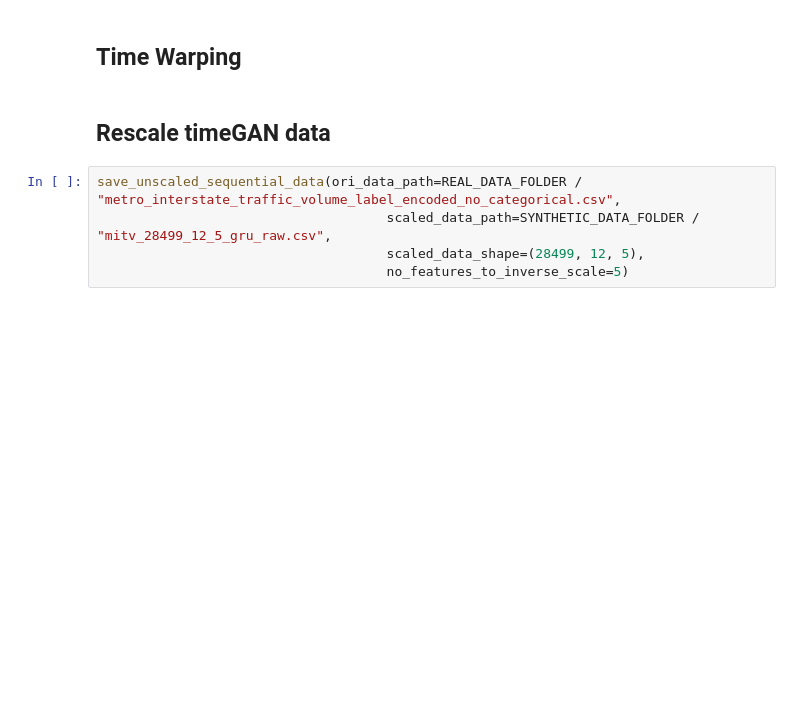
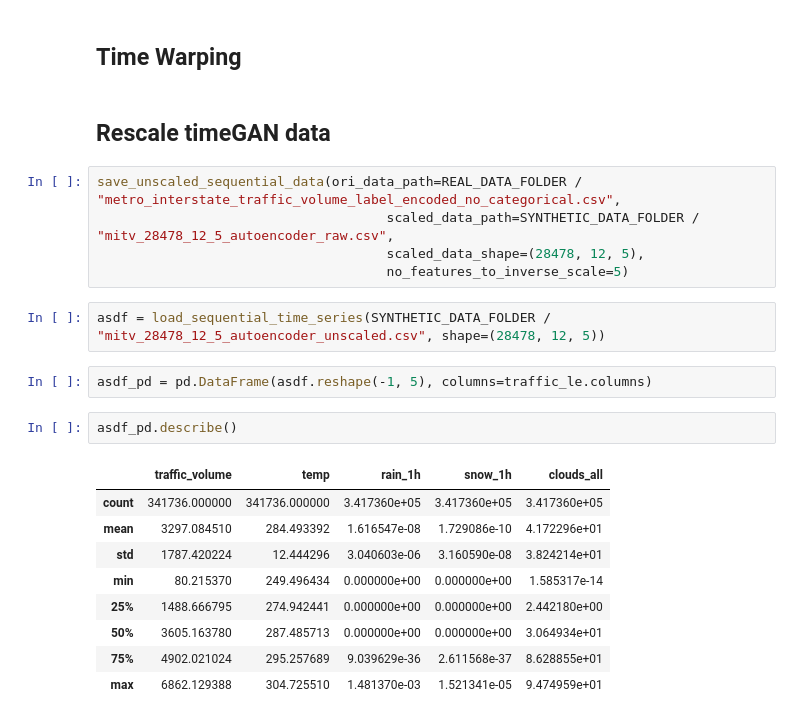
Before and after one commit to arneallwardt/time_series_data_augmentation, a Jupyter notebook: experiments.ipynb, the cells around one changed output. Saved outputs shown, nothing was run; the diff lists cells and outputs as text; blank space fills up the shorter version.

Commit message:
- added autoencoder data - saved autoencoder model

```diff
--- a/experiments.ipynb
+++ b/experiments.ipynb
@@ -59,6 +59,22 @@ plt.plot(noise[:100], label='noise')
 ## Rescale timeGAN data
 # %%
 save_unscaled_sequential_data(ori_data_path=REAL_DATA_FOLDER / "metro_interstate_traffic_volume_label_encoded_no_categorical.csv",
-                                     scaled_data_path=SYNTHETIC_DATA_FOLDER / "mitv_28499_12_5_gru_raw.csv",
-                                     scaled_data_shape=(28499, 12, 5),
+                                     scaled_data_path=SYNTHETIC_DATA_FOLDER / "mitv_28478_12_5_autoencoder_raw.csv",
+                                     scaled_data_shape=(28478, 12, 5),
                                      no_features_to_inverse_scale=5)
+# %%
+asdf = load_sequential_time_series(SYNTHETIC_DATA_FOLDER / "mitv_28478_12_5_autoencoder_unscaled.csv", shape=(28478, 12, 5))
+# %%
+asdf_pd = pd.DataFrame(asdf.reshape(-1, 5), columns=traffic_le.columns)
+# %%
+asdf_pd.describe()
+# %% [output]
+|  | traffic_volume | temp | rain_1h | snow_1h | clouds_all |
+| count | 341736.000000 | 341736.000000 | 3.417360e+05 | 3.417360e+05 | 3.417360e+05 |
+| mean | 3297.084510 | 284.493392 | 1.616547e-08 | 1.729086e-10 | 4.172296e+01 |
+| std | 1787.420224 | 12.444296 | 3.040603e-06 | 3.160590e-08 | 3.824214e+01 |
+| min | 80.215370 | 249.496434 | 0.000000e+00 | 0.000000e+00 | 1.585317e-14 |
+| 25% | 1488.666795 | 274.942441 | 0.000000e+00 | 0.000000e+00 | 2.442180e+00 |
+| 50% | 3605.163780 | 287.485713 | 0.000000e+00 | 0.000000e+00 | 3.064934e+01 |
+| 75% | 4902.021024 | 295.257689 | 9.039629e-36 | 2.611568e-37 | 8.628855e+01 |
+| max | 6862.129388 | 304.725510 | 1.481370e-03 | 1.521341e-05 | 9.474959e+01 |
```
Also changed, not shown: parts of 2 cells of this notebook, 5 other files.
